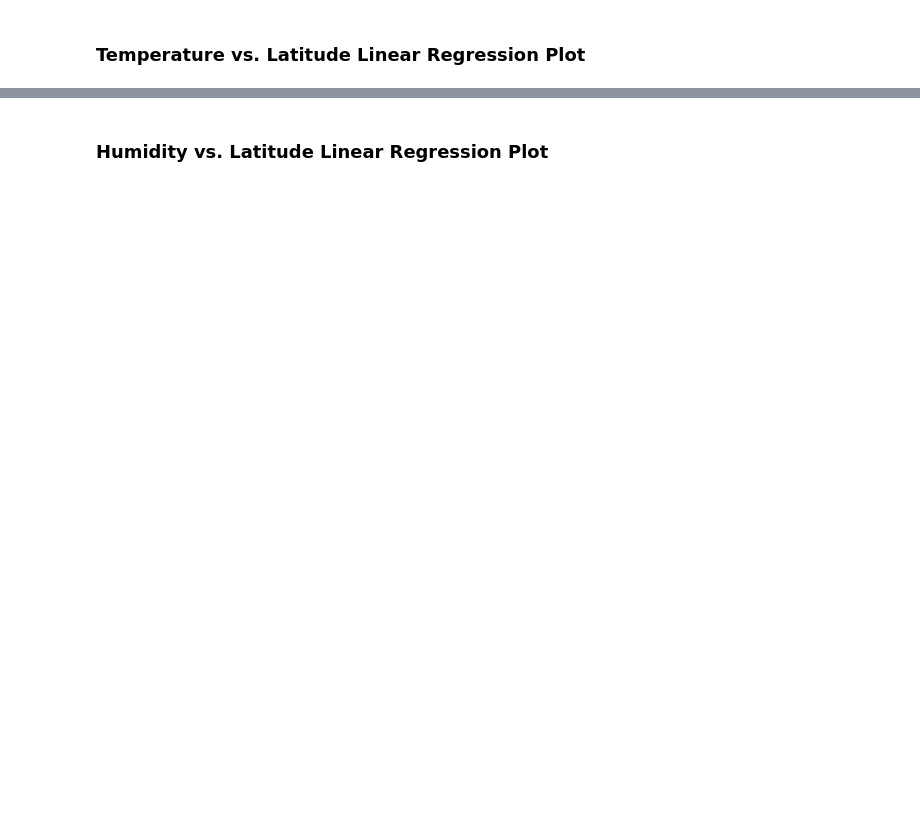
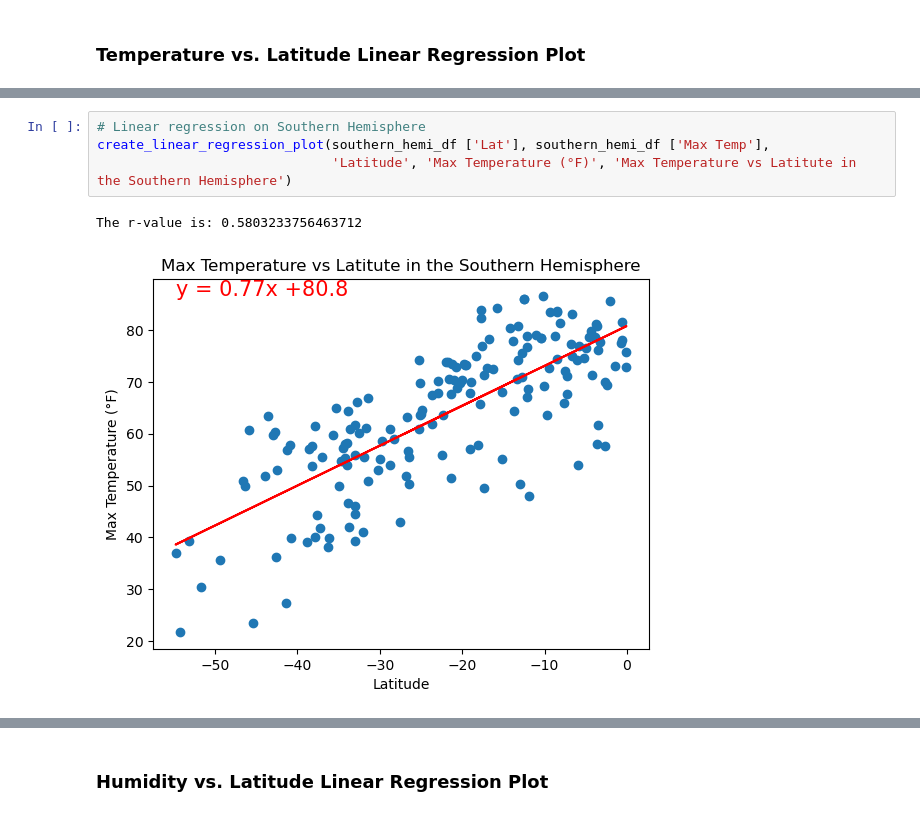
Before and after one commit to MirianRuanova/Python-api-challenge, a Jupyter notebook: WeatherPy/WeatherPy.ipynb, the cells around one changed output, grey strips where cells are left out. Drawn from its saved outputs; the diff is of its cells as text; blank space fills up the shorter version.

```diff
--- a/WeatherPy/WeatherPy.ipynb
+++ b/WeatherPy/WeatherPy.ipynb
@@ -334,0 +340,7 @@ The r-value is: 0.4121057168607245
+# %%
+# Linear regression on Southern Hemisphere
+create_linear_regression_plot(southern_hemi_df ['Lat'], southern_hemi_df ['Max Temp'],
+                              'Latitude', 'Max Temperature (°F)', 'Max Temperature vs Latitute in the Southern Hemisphere')
+# %% [output]
+The r-value is: 0.5803233756463712
+[figure, added]
```
Also changed, not shown: parts of 35 cells of this notebook.
